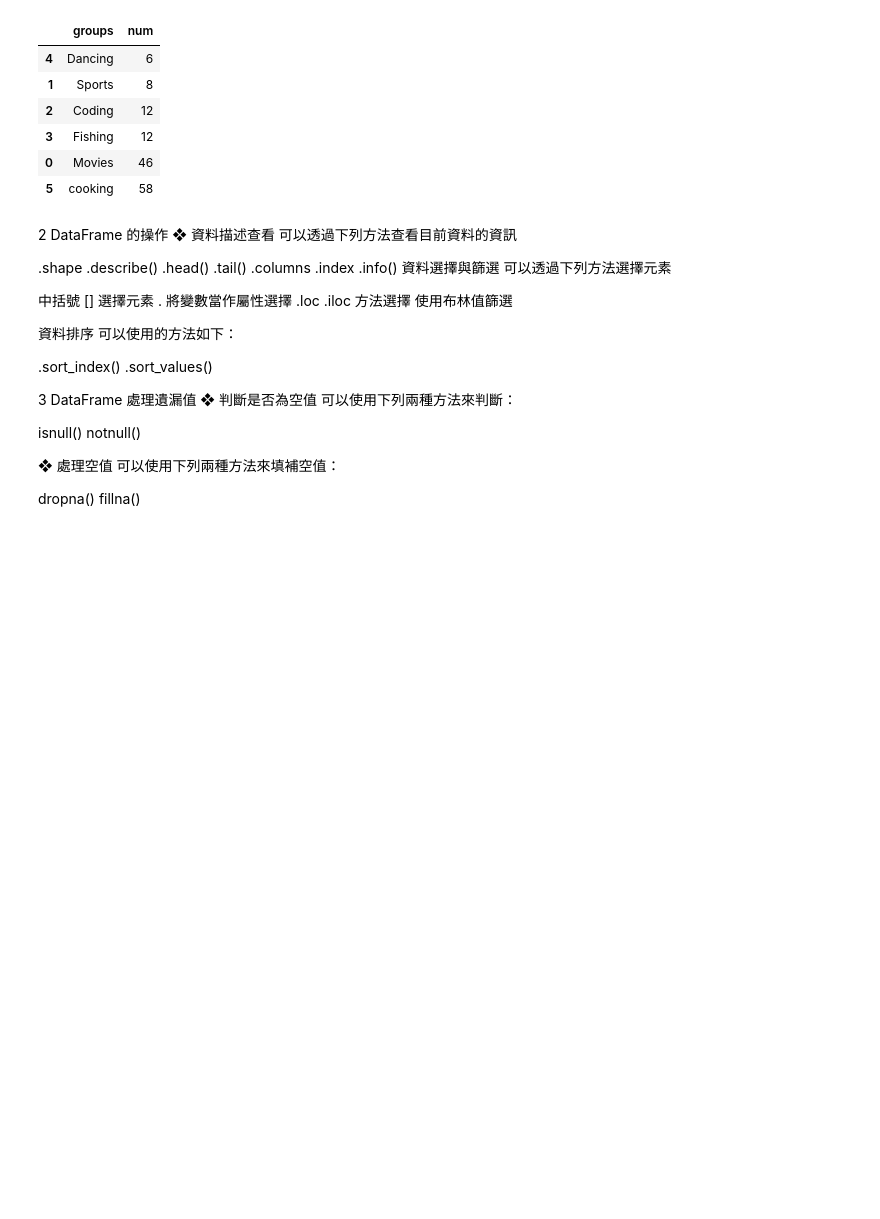
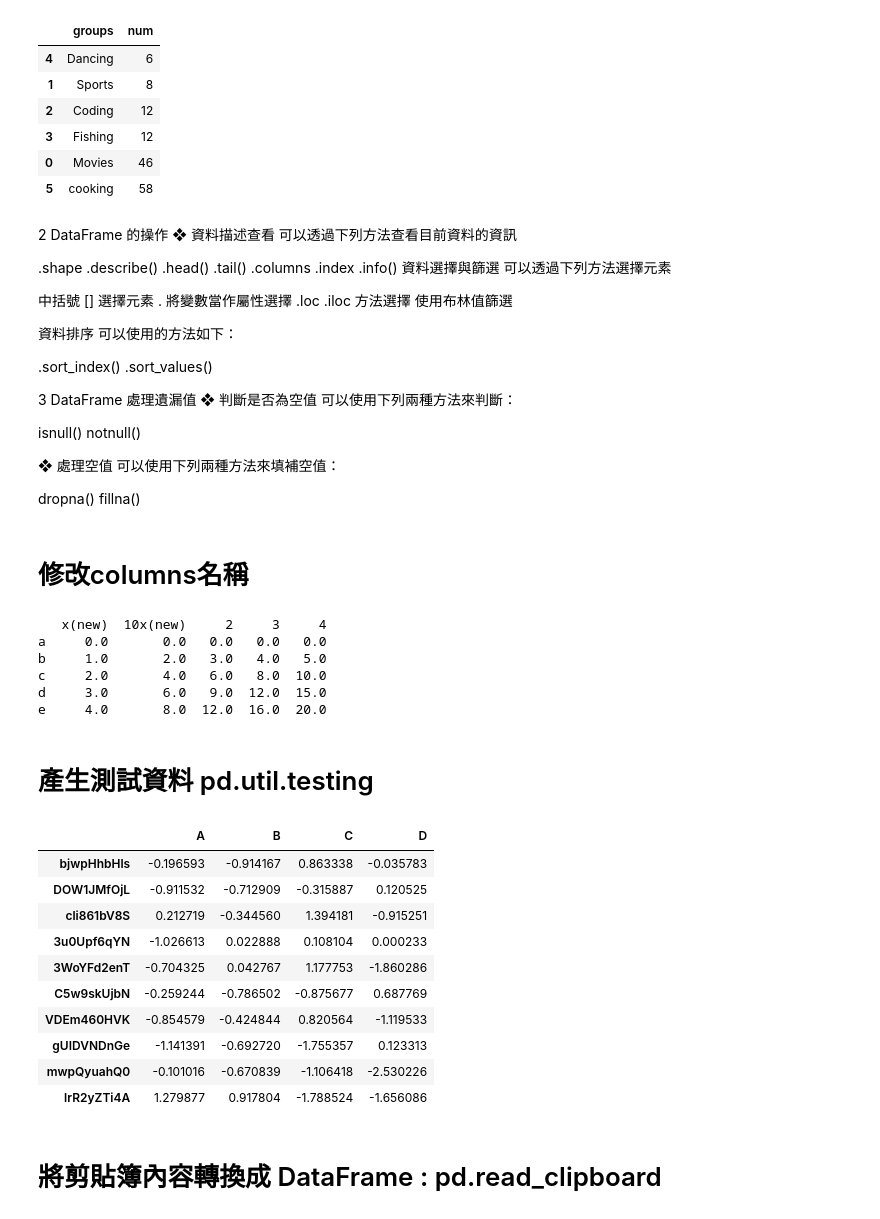
Before and after one commit to cyh666/pandas_basic, a Jupyter notebook: yh_pandas_basic.ipynb, the cells around one changed output. Drawn from its saved outputs; the diff is of its cells as text; code cells hidden in the pictures; blank space fills up the shorter version.

```diff
--- a/yh_pandas_basic.ipynb
+++ b/yh_pandas_basic.ipynb
@@ -308,3 +308,41 @@ notnull()
 
 dropna()
 fillna()
+# %% [markdown]
+# 修改columns名稱
+# %%
+df7=pd.DataFrame()
+index = list('abcde')
+for i in range(5):
+    a2 = pd.DataFrame([np.linspace(i,5*i,5)], index = [index[i]])
+    df7 = df7.append(a2)
+
+# 修改columns名稱
+df7.columns = ['x(new)', '10x(new)'] + list(df7.columns[2:])
+print(df7)
+# %% [output]
+   x(new)  10x(new)     2     3     4
+a     0.0       0.0   0.0   0.0   0.0
+b     1.0       2.0   3.0   4.0   5.0
+c     2.0       4.0   6.0   8.0  10.0
+d     3.0       6.0   9.0  12.0  15.0
+e     4.0       8.0  12.0  16.0  20.0
+# %% [markdown]
+# 產生測試資料 pd.util.testing
+# %%
+df8 = pd.util.testing.makeDataFrame().head(10)
+df8
+# %% [output]
+|  | A | B | C | D |
+| bjwpHhbHls | -0.196593 | -0.914167 | 0.863338 | -0.035783 |
+| DOW1JMfOjL | -0.911532 | -0.712909 | -0.315887 | 0.120525 |
+| cli861bV8S | 0.212719 | -0.344560 | 1.394181 | -0.915251 |
+| 3u0Upf6qYN | -1.026613 | 0.022888 | 0.108104 | 0.000233 |
+| 3WoYFd2enT | -0.704325 | 0.042767 | 1.177753 | -1.860286 |
+| C5w9skUjbN | -0.259244 | -0.786502 | -0.875677 | 0.687769 |
+| VDEm460HVK | -0.854579 | -0.424844 | 0.820564 | -1.119533 |
+| gUIDVNDnGe | -1.141391 | -0.692720 | -1.755357 | 0.123313 |
+| mwpQyuahQ0 | -0.101016 | -0.670839 | -1.106418 | -2.530226 |
+| lrR2yZTi4A | 1.279877 | 0.917804 | -1.788524 | -1.656086 |
+# %% [markdown]
+# 將剪貼簿內容轉換成 DataFrame : pd.read_clipboard
```
Also changed, not shown: parts of 57 cells of this notebook.
